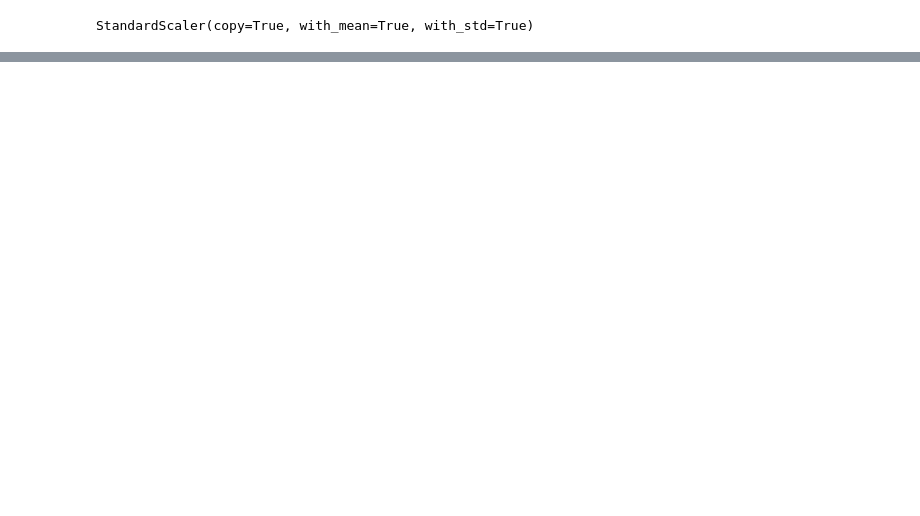
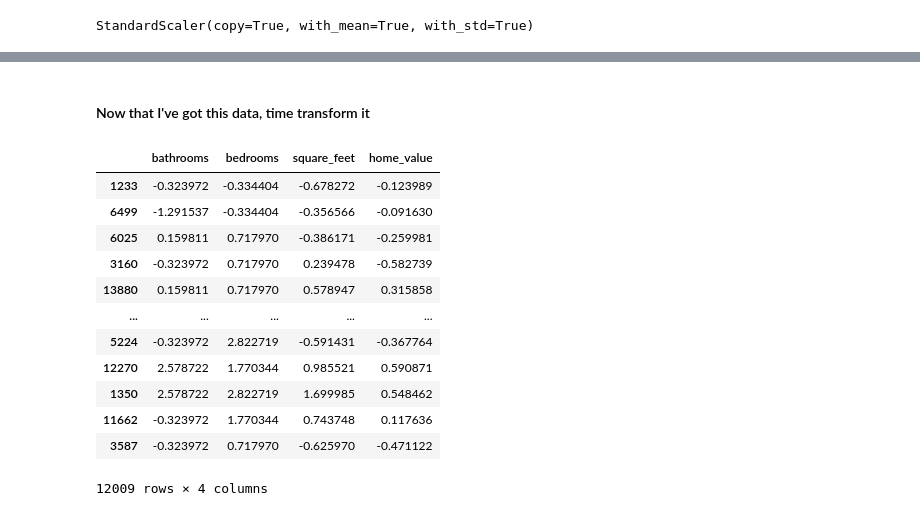
Before and after one commit to nickjoseph210/zillow_regression_NJ, a Jupyter notebook: Zillow_mvp.ipynb, the cells around one changed output, grey strips where cells are left out. Drawn from its saved outputs; the diff is of its cells as text; code cells hidden in the pictures; blank space fills up the shorter version.

Commit message:
Change tracking, now with more x and y trains

```diff
--- a/Zillow_mvp.ipynb
+++ b/Zillow_mvp.ipynb
@@ -201,0 +217,4 @@ df.boxplot(column=["bathrooms", "bedrooms", "square_feet", "home_value"])
+# %%
+train, test = train_test_split(df, train_size=.80, random_state=123)
+print(train.shape)
+print(test.shape)
@@ -202,5 +295,5 @@ df.boxplot(column=["bathrooms", "bedrooms", "square_feet", "home_value"])
 # %%
-scaler = StandardScaler(copy=True, with_mean=True, with_std=True)
-scaler
+scaler1 = StandardScaler(copy=True, with_mean=True, with_std=True).fit(train)
+scaler1
 # %% [output]
 StandardScaler(copy=True, with_mean=True, with_std=True)
@@ -213,0 +326,19 @@ df['Loan Status'] =df['Loan Status'].astype('category').cat.codes
+# %% [markdown]
+#### Now that I've got this data, time transform it
+# %%
+train_scaled_data1 = pd.DataFrame(scaler1.transform(train), columns=train.columns.values).set_index([train.index.values])
+train_scaled_data1
+# %% [output]
+|  | bathrooms | bedrooms | square_feet | home_value |
+| 1233 | -0.323972 | -0.334404 | -0.678272 | -0.123989 |
+| 6499 | -1.291537 | -0.334404 | -0.356566 | -0.091630 |
+| 6025 | 0.159811 | 0.717970 | -0.386171 | -0.259981 |
+| 3160 | -0.323972 | 0.717970 | 0.239478 | -0.582739 |
+| 13880 | 0.159811 | 0.717970 | 0.578947 | 0.315858 |
+| ... | ... | ... | ... | ... |
+| 5224 | -0.323972 | 2.822719 | -0.591431 | -0.367764 |
+| 12270 | 2.578722 | 1.770344 | 0.985521 | 0.590871 |
+| 1350 | 2.578722 | 2.822719 | 1.699985 | 0.548462 |
+| 11662 | -0.323972 | 1.770344 | 0.743748 | 0.117636 |
+| 3587 | -0.323972 | 0.717970 | -0.625970 | -0.471122 |
+12009 rows × 4 columns
```
Also changed, not shown: parts of 29 cells of this notebook.
